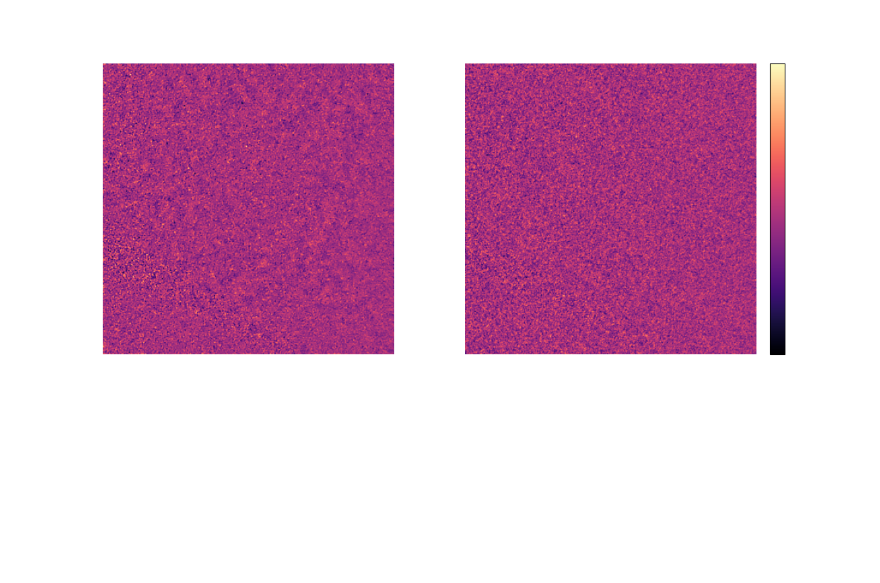
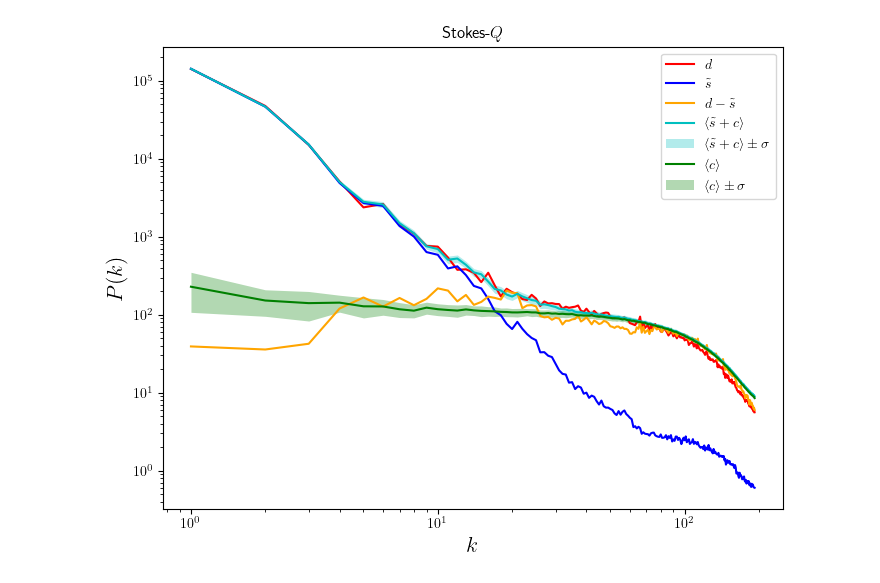
Before and after one commit to atsouros/ScatteringDenoising, a Jupyter notebook: planck_results_plot.ipynb, the cells around one changed output. Cells and saved outputs as stored; diff of their text form; code cells hidden in the pictures; blank space fills up the shorter version.

```diff
--- a/planck_results_plot.ipynb
+++ b/planck_results_plot.ipynb
@@ -8,6 +8,11 @@ import importlib
 import glob
 utils = importlib.reload(utils)
 plt.rcParams['text.usetex'] = True
+# %%
+def downsample(image):
+    func = utils.downsample_by_four
+    return func(image)
+    # return func(func(image))
 # %%
 # Define patch number
 patch = "166"
@@ -18,24 +23,29 @@ nuisance_Q = sorted(glob.glob(f"{base_path}nuisance/patch_{patch}/Stokes_Q/patch
 nuisance_U = sorted(glob.glob(f"{base_path}nuisance/patch_{patch}/Stokes_U/patch_{patch}_noise_U*.npy"))
 
 # Load and downsample
-contamination_arr_Q = np.stack([utils.downsample_by_four(np.load(f))[None, :, :] for f in nuisance_Q], axis=0)
-contamination_arr_U = np.stack([utils.downsample_by_four(np.load(f))[None, :, :] for f in nuisance_U], axis=0)
+contamination_arr_Q = np.stack([downsample(np.load(f))[None, :, :] for f in nuisance_Q], axis=0)
+contamination_arr_U = np.stack([downsample(np.load(f))[None, :, :] for f in nuisance_U], axis=0)
 
 # Stack into shape (N_maps, 2, 768, 768)
 nuisance = np.stack([contamination_arr_Q, contamination_arr_U], axis=1)
 nuisance = nuisance.squeeze(axis=2)
 # %%
 # Find the file using a wildcard
+i_path = glob.glob(f"{base_path}signal/patch_{patch}/patch_{patch}_I*.npy")[0]
 q_path = glob.glob(f"{base_path}signal/patch_{patch}/patch_{patch}_Q*.npy")[0]
 u_path = glob.glob(f"{base_path}signal/patch_{patch}/patch_{patch}_U*.npy")[0]
 
 # Load it
+data_I = np.load(i_path)
+data_I = downsample(data_I)
+
+# Load it
 data_Q = np.load(q_path)
-data_Q = utils.downsample_by_four(data_Q)
+data_Q = downsample(data_Q)
 
 # Load it
 data_U = np.load(u_path)
-data_U = utils.downsample_by_four(data_U)
+data_U = downsample(data_U)
 # %%
 denoised = np.load(f"/Users/tsouros/Desktop/ScatteringDenoising/image_denoised_patch_{patch}.npy")
 # %%
@@ -57,9 +68,11 @@ def plot_PS(stokes, image_Q, image_U, data_Q, data_U, nuisance):
     lam = 0.55
     image = denoising.filter_radial(np.array([image]), lambda k: k < nx * lam)[0]
 
-    # Compute P(d), P(s)
+    # Compute P(d), P(s), P(d - \tilde{s})
     k_data, P_data = utils.power_spectrum(data)
     k_image, P_image = utils.power_spectrum(image)
+    k_noise, P_noise = utils.power_spectrum(data - image)
+
 
     # Compute power spectra of nuisance realizations
     k_all_c, P_c_all = zip(*[utils.power_spectrum(c) for c in nuisances])
@@ -77,6 +90,8 @@ def plot_PS(stokes, image_Q, image_U, data_Q, data_U, nuisance):
     # Plot
     plt.loglog(k_data, P_data, label=r"$d$", c="r")
     plt.loglog(k_image, P_image, label=r"$\tilde{s}$", c="b")
+    plt.loglog(k_noise, P_noise, label=r"$d - \tilde{s}$", c="orange")
+
 
     # Mean + std of s + c
     plt.loglog(k_mean, P_sc_mean, label=r"$\langle \tilde{s} + c \rangle$", c="c")
@@ -264,9 +279,11 @@ def plot_noise(stokes, image_Q, image_U, data_Q, data_U, nuisance, ran):
 
     plt.show()
 # %%
-plot_noise('Q', image_Q, image_U, data_Q, data_U, nuisance, ran=3)
+stokes = 'Q'
+plot_PS(stokes, image_Q, image_U, data_Q, data_U, nuisance)
+# plot_CS(stokes, image_Q, image_U, data_Q, data_U, nuisance)
 # %% [output]
-[figure, old version]
+[figure, new version]
 # %%
 # Plot for both Q and U
 ran = np.random.randint(len(nuisance))
```
Also changed, not shown: parts of 4 cells of this notebook, 14 other files.
